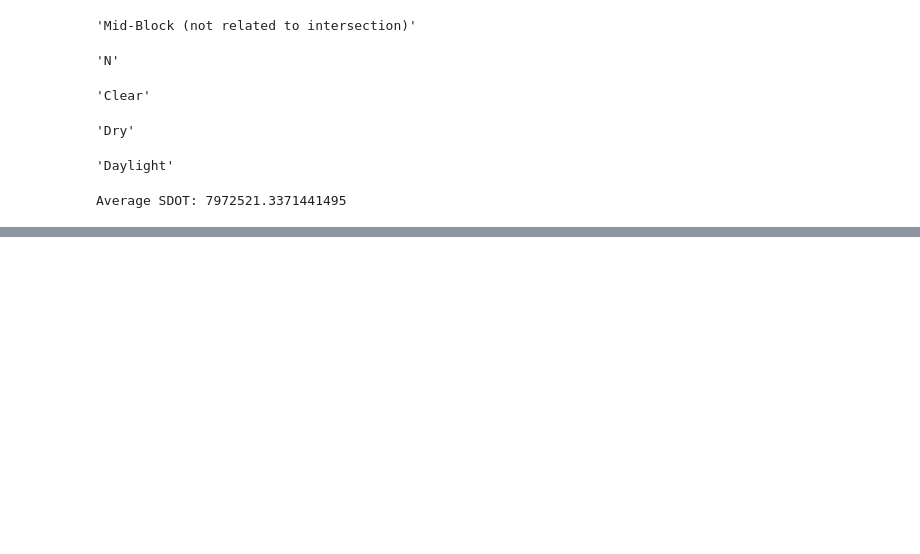
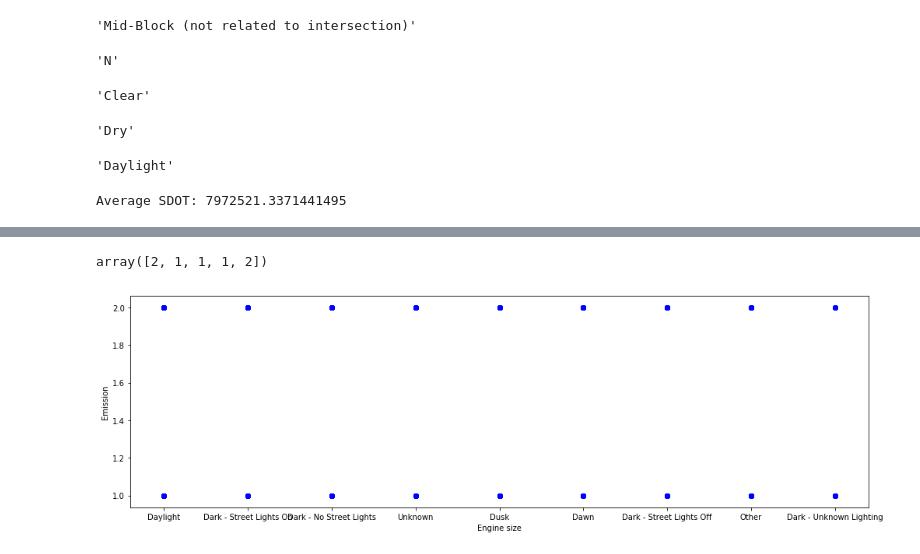
Before and after one commit to willm625/Coursera_Capstone, a Jupyter notebook: cap_nb.ipynb, the cells around one changed output, grey strips where cells are left out. Cells and saved outputs as stored; diff of their text form; code cells hidden in the pictures; blank space fills up the shorter version.

```diff
--- a/cap_nb.ipynb
+++ b/cap_nb.ipynb
@@ -223,0 +108,5 @@ df
+# %%
+
+df['ST_COLCODE'].replace(np.nan, 32, inplace=True)
+
+df['ST_COLDESC'].replace(np.nan, 'One parked--one moving', inplace=True)
@@ -246,0 +182,15 @@ Name: HITPARKEDCAR, dtype: int64
+# %%
+y = np.asarray(df['SEVERITYCODE'])
+y [0:5]
+# %% [output]
+array([2, 1, 1, 1, 2])
+# %%
+
+import matplotlib.pyplot as plt
+plt.figure(figsize = (17, 5))
+plt.scatter(df.LIGHTCOND, y,  color='blue')
+plt.xlabel("Engine size")
+plt.ylabel("Emission")
+plt.show()
+# %% [output]
+[figure, added]
```
Also changed, not shown: parts of 21 cells of this notebook.
